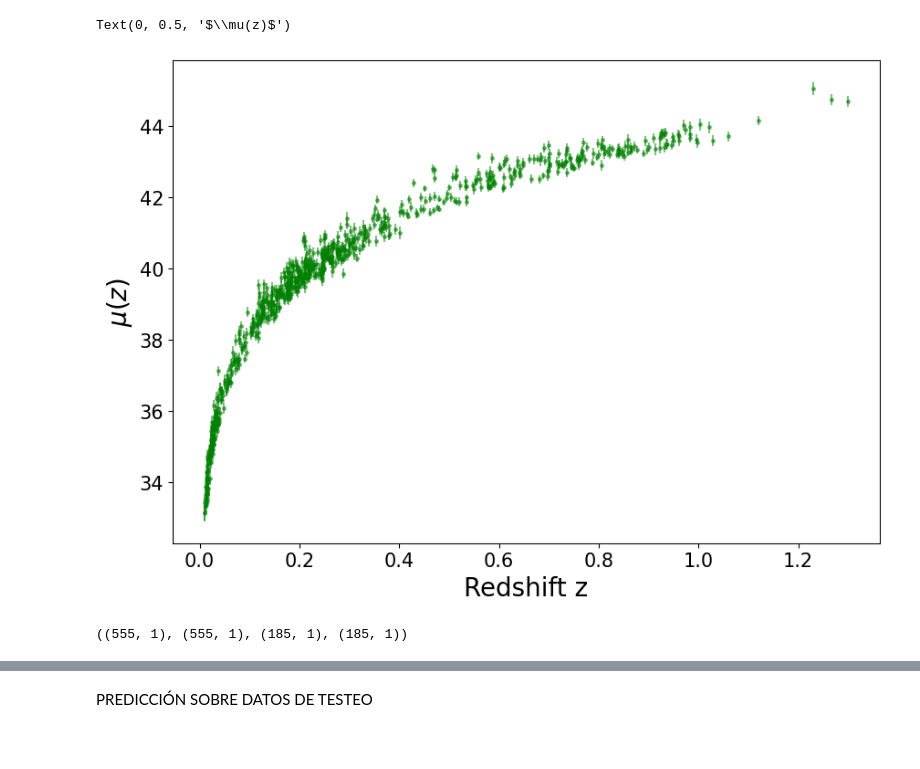
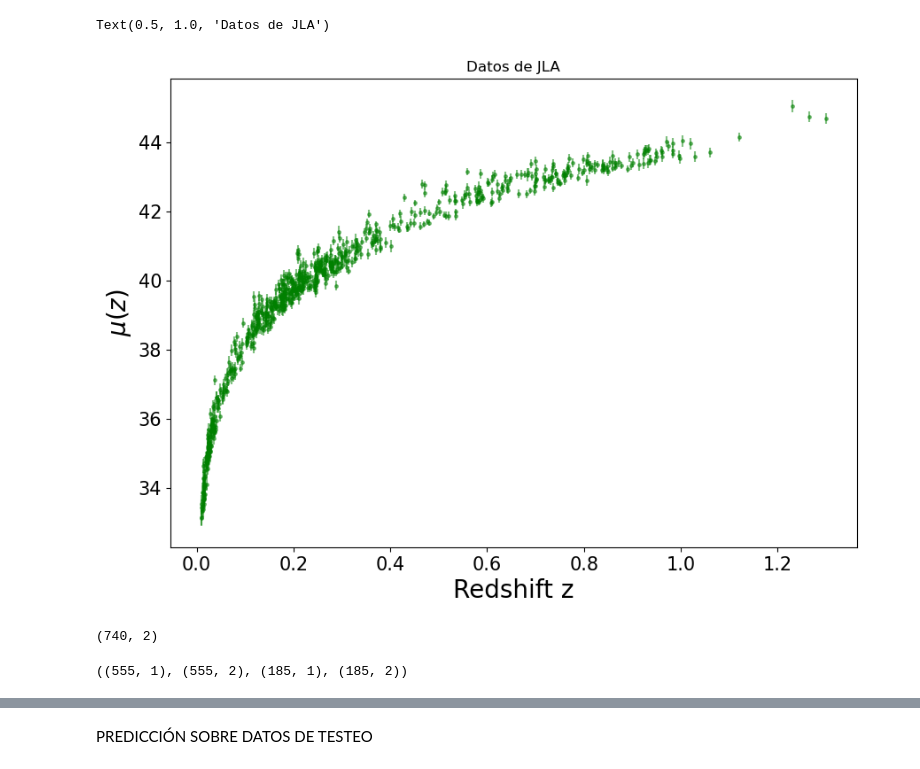
Before and after one commit to igomezv/SNIa_ML_regressions, a Jupyter notebook: models/09032022_MCDO_V2/ANN_Pantheon_09022_MCDOV3.ipynb, the cells around one changed output, grey strips where cells are left out. Cells and saved outputs as stored; diff of their text form; code cells hidden in the pictures; blank space fills up the shorter version.

```diff
--- a/models/09032022_MCDO_V2/ANN_Pantheon_09022_MCDOV3.ipynb
+++ b/models/09032022_MCDO_V2/ANN_Pantheon_09022_MCDOV3.ipynb
@@ -58,22 +73,25 @@ N = len(df.values)
 # %%
 plt.figure(figsize=(10, 7), dpi=100)
 plt.errorbar(df['zcmb'], df['mb']+19, df['errors'], fmt='g.', markersize=5, label='Observations', alpha=0.5)
 plt.xlabel("Redshift z", fontsize=20)
 plt.xticks(fontsize=15)
 plt.yticks(fontsize=15)
 # plt.xscale('log')
-
-
 plt.ylabel("$\mu(z)$", fontsize=20)
+plt.title("Datos de JLA")
 # %% [output]
-Text(0, 0.5, '$\\mu(z)$')
+Text(0.5, 1.0, 'Datos de JLA')
-[figure, old version]
+[figure, new version]
 # %%
 randomize = np.random.permutation(N)
 data = df.values[randomize]
 # %%
+N = len(df.values)
 z = data[:,0]
-y = data[:,1:] ### coge el resto de variables a predecir
-# print(randomize)
+y = data[:,1:3] ### coge el resto de variables a predecir
+y[:,1] = y[:,1]**2+data[:,2]
+np.shape(y)
+# %% [output]
+(740, 2)
 # %%
 scalerz = StandardScaler()
@@ -138,7 +153,7 @@ flcdm = np.array(flcdm)
 # fowacdm2 = np.array(fowacdm2)
 # fowacdm3 = np.array(fowacdm3)
 # %%
-yy = y[:,0].reshape(-1,1)
+yy = y
 zz = z
 split = 0.75
 ntrain = int(split * len(zz))
@@ -147,7 +162,7 @@ zz_train, zz_test = np.split(zz, indx)
 yy_train, yy_test = np.split(yy, indx)
 np.shape(zz_train), np.shape(yy_train), np.shape(zz_test), np.shape(yy_test)
 # %% [output]
-((555, 1), (555, 1), (185, 1), (185, 1))
+((555, 1), (555, 2), (185, 1), (185, 2))
 # %%
 def model_regression_dropout(num_hidden):
     # Defeine Keras model for regression
```
Also changed, not shown: parts of 25 cells of this notebook.
